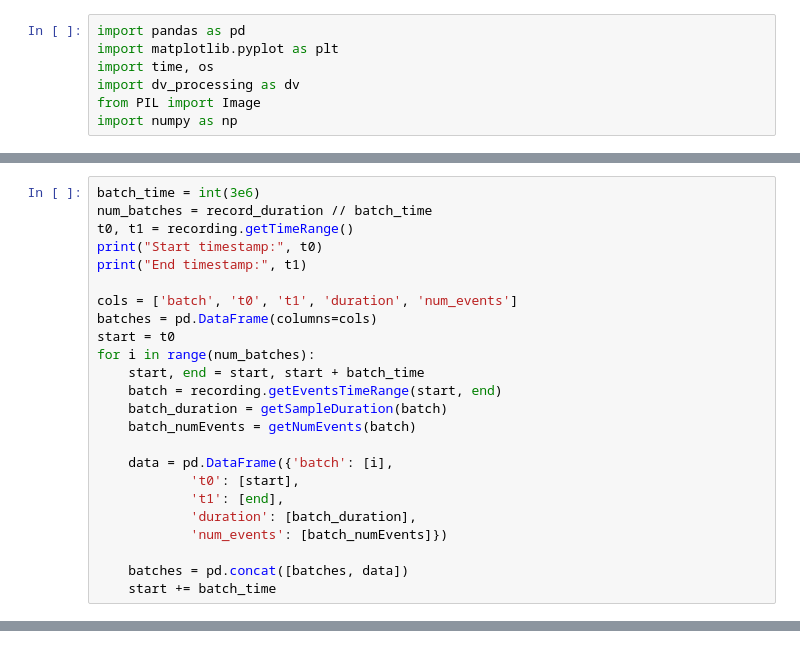
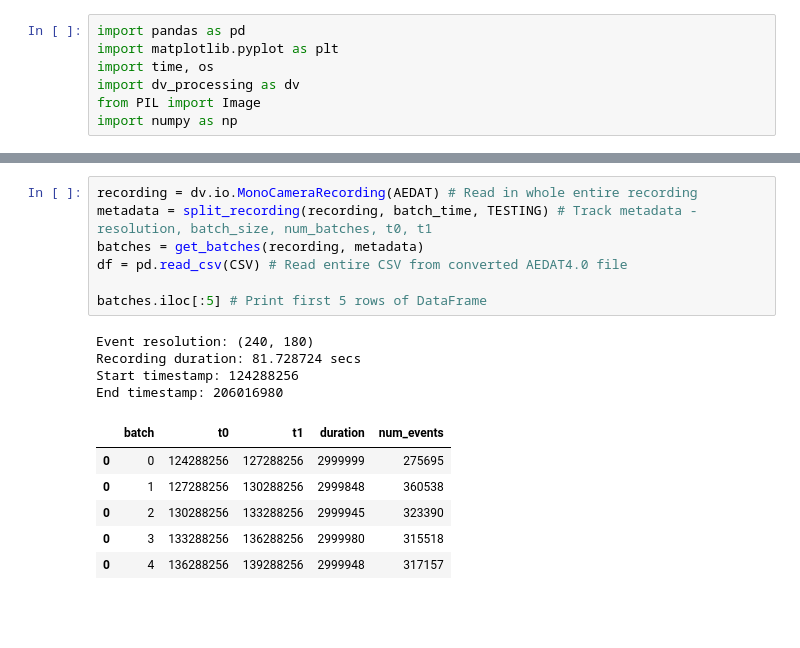
Before and after one commit to patelria007/COSC525_ASL_SNN, a Jupyter notebook: utils/data_analysis.ipynb, the cells around one changed output, grey strips where cells are left out. Drawn from its saved outputs; the diff is of its cells as text; blank space fills up the shorter version.

```diff
--- a/utils/data_analysis.ipynb
+++ b/utils/data_analysis.ipynb
@@ -35,24 +7,0 @@ Recording duration: 81.728724 secs
-# %%
-batch_time = int(3e6)
-num_batches = record_duration // batch_time
-t0, t1 = recording.getTimeRange()
-print("Start timestamp:", t0)
-print("End timestamp:", t1)
-
-cols = ['batch', 't0', 't1', 'duration', 'num_events']
-batches = pd.DataFrame(columns=cols)
-start = t0
-for i in range(num_batches):
-    start, end = start, start + batch_time
-    batch = recording.getEventsTimeRange(start, end)
-    batch_duration = getSampleDuration(batch)
-    batch_numEvents = getNumEvents(batch)
-
-    data = pd.DataFrame({'batch': [i],
-            't0': [start],
-            't1': [end],
-            'duration': [batch_duration],
-            'num_events': [batch_numEvents]})
-
-    batches = pd.concat([batches, data])
-    start += batch_time
@@ -82 +132,19 @@ batches
+# %%
+recording = dv.io.MonoCameraRecording(AEDAT) # Read in whole entire recording
+metadata = split_recording(recording, batch_time, TESTING) # Track metadata - resolution, batch_size, num_batches, t0, t1
+batches = get_batches(recording, metadata)
+df = pd.read_csv(CSV) # Read entire CSV from converted AEDAT4.0 file
+
+batches.iloc[:5] # Print first 5 rows of DataFrame
+# %% [output]
+Event resolution: (240, 180)
+Recording duration: 81.728724 secs
+Start timestamp: 124288256
+End timestamp: 206016980
+|  | batch | t0 | t1 | duration | num_events |
+| 0 | 0 | 124288256 | 127288256 | 2999999 | 275695 |
+| 0 | 1 | 127288256 | 130288256 | 2999848 | 360538 |
+| 0 | 2 | 130288256 | 133288256 | 2999945 | 323390 |
+| 0 | 3 | 133288256 | 136288256 | 2999980 | 315518 |
+| 0 | 4 | 136288256 | 139288256 | 2999948 | 317157 |
 # %%
```
Also changed, not shown: parts of 13 cells of this notebook, 1 other file.
